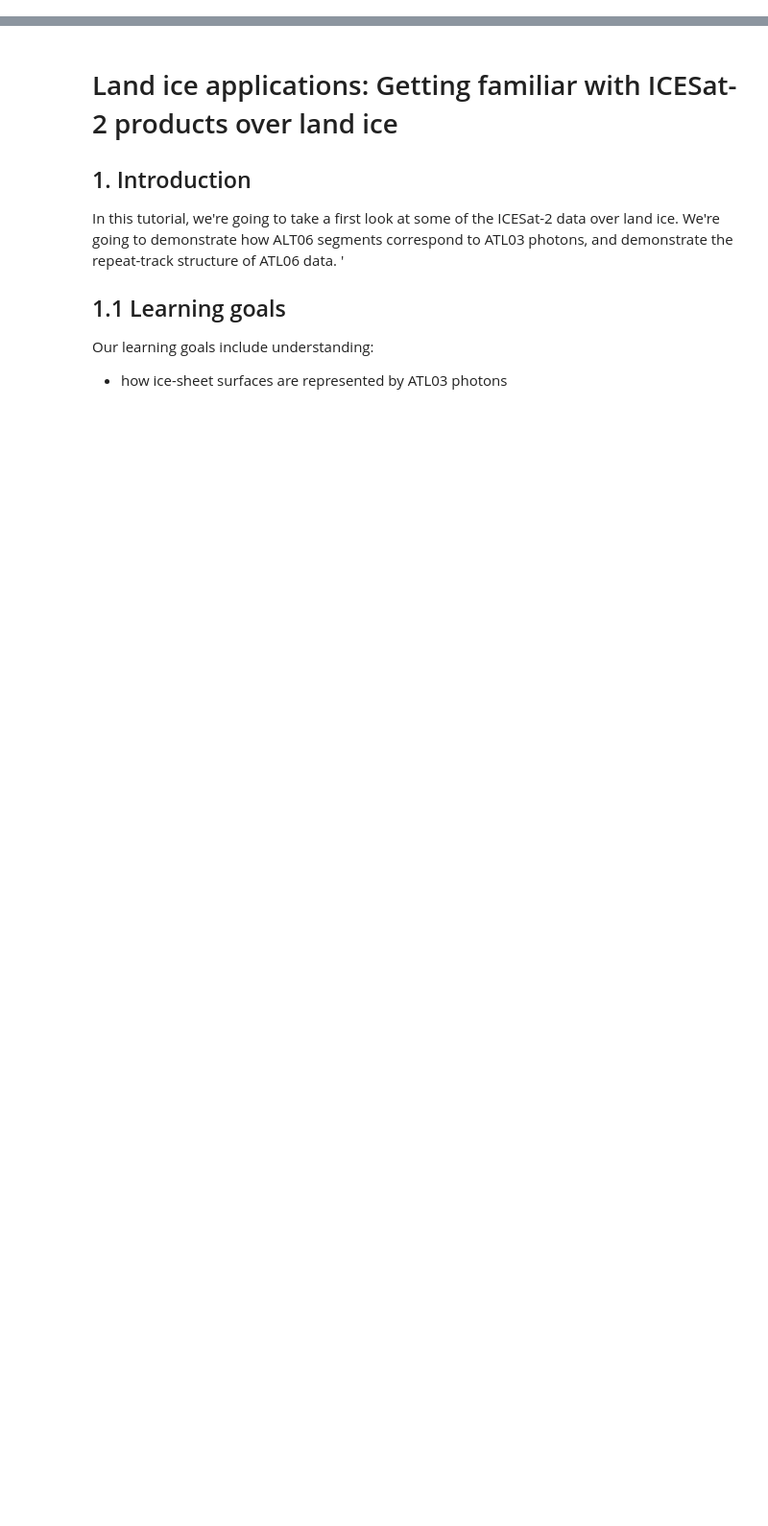
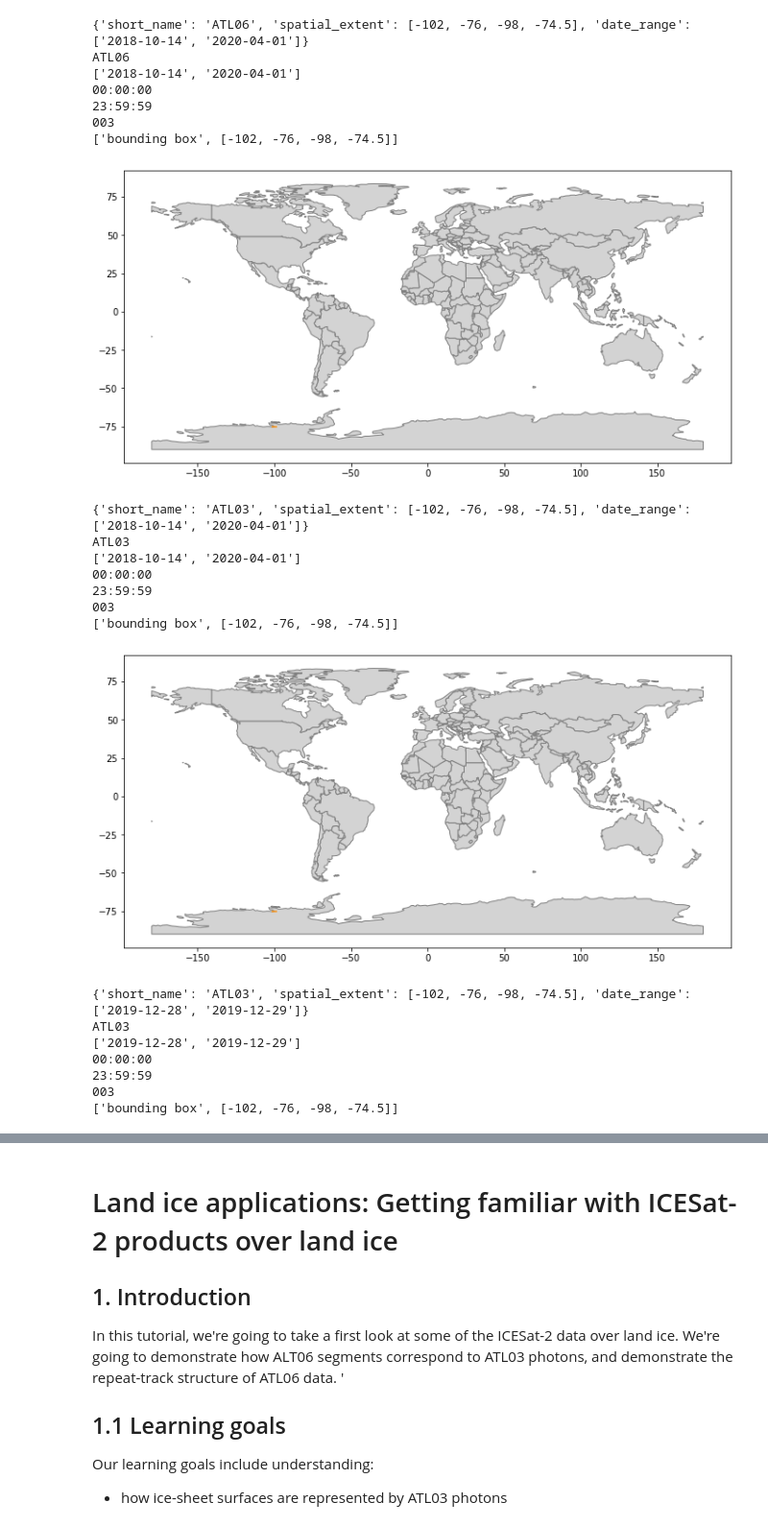
Before and after one commit to ICESAT-2HackWeek/2020_ICESat-2_Hackweek_Tutorials, a Jupyter notebook: 09.Land_Ice_Applications/land_ice_applications.ipynb, the cells around one changed output, grey strips where cells are left out. Shown at 96% size. Saved outputs shown, nothing was run; the diff lists cells and outputs as text; code cells hidden in the pictures; blank space fills up the shorter version.

Commit message:
09.Land_Ice_Applications/land_ice_applications.ipynb : ran with inline graphics for publication, fixed some download commands to reduce the ATL03 volume

```diff
--- a/09.Land_Ice_Applications/land_ice_applications.ipynb
+++ b/09.Land_Ice_Applications/land_ice_applications.ipynb
@@ -31,7 +31,8 @@ import geopandas as gpd
 def multiple_is2_requests(earthdata_email, earthdata_uid, data_home, requests, subset, download):
     for req in requests:
         #### Download this data: (uncomment and run)
-        region_a = ipd.Icesat2Data(req['short_name'], req['spatial_extent'], req['date_range'])
+        print(req)
+        region_a = pyx.Query(req['short_name'], req['spatial_extent'], req['date_range'])
         if download==True:
             region_a.earthdata_login(earthdata_uid, earthdata_email)
             region_a.download_granules(data_home,subset=subset)
@@ -48,21 +51,43 @@ Since the hackweek is over, you'll need to download some ATL03 and ATL06 yoursel
 # %%
 earthdata_email='your email here'
 earthdata_name='your earthdata login'
 
-data_home='/home/jovyan/tutorial-data'
+data_root='/home/jovyan/tutorial-data'
+
 #set DOWNLOAD to true if you're ready to download the data:
 download=True
 subset=True
 
 requests=[
     {   'short_name' : 'ATL06',
         'spatial_extent' :[-102, -76, -98, -74.5],
         'date_range' : ['2018-10-14','2020-04-01']},
     {   'short_name' :'ATL03',
         'spatial_extent' :[-102, -76, -98, -74.5],
-        'date_range' : ['2018-10-14','2020-04-01']},
-    {   'short_name' :'ATL03',
-        'spatial_extent' :[-102, -76, -98, -74.5],
         'date_range' : ['2019-12-28', '2019-12-29']}]
 
-multiple_is2_requests(earthdata_email, earthdata_uid, data_home, requests, subset, download);
+multiple_is2_requests(earthdata_email, earthdata_uid, data_root, requests, subset, download);
+# %% [output]
+{'short_name': 'ATL06', 'spatial_extent': [-102, -76, -98, -74.5], 'date_range': ['2018-10-14', '2020-04-01']}
+ATL06
+['2018-10-14', '2020-04-01']
+00:00:00
+23:59:59
+003
+['bounding box', [-102, -76, -98, -74.5]]
+[figure, added]
+{'short_name': 'ATL03', 'spatial_extent': [-102, -76, -98, -74.5], 'date_range': ['2018-10-14', '2020-04-01']}
+ATL03
+['2018-10-14', '2020-04-01']
+00:00:00
+23:59:59
+003
+['bounding box', [-102, -76, -98, -74.5]]
+[figure, added]
+{'short_name': 'ATL03', 'spatial_extent': [-102, -76, -98, -74.5], 'date_range': ['2019-12-28', '2019-12-29']}
+ATL03
+['2019-12-28', '2019-12-29']
+00:00:00
+23:59:59
+003
+['bounding box', [-102, -76, -98, -74.5]]
```
Also changed, not shown: parts of 19 cells of this notebook.
